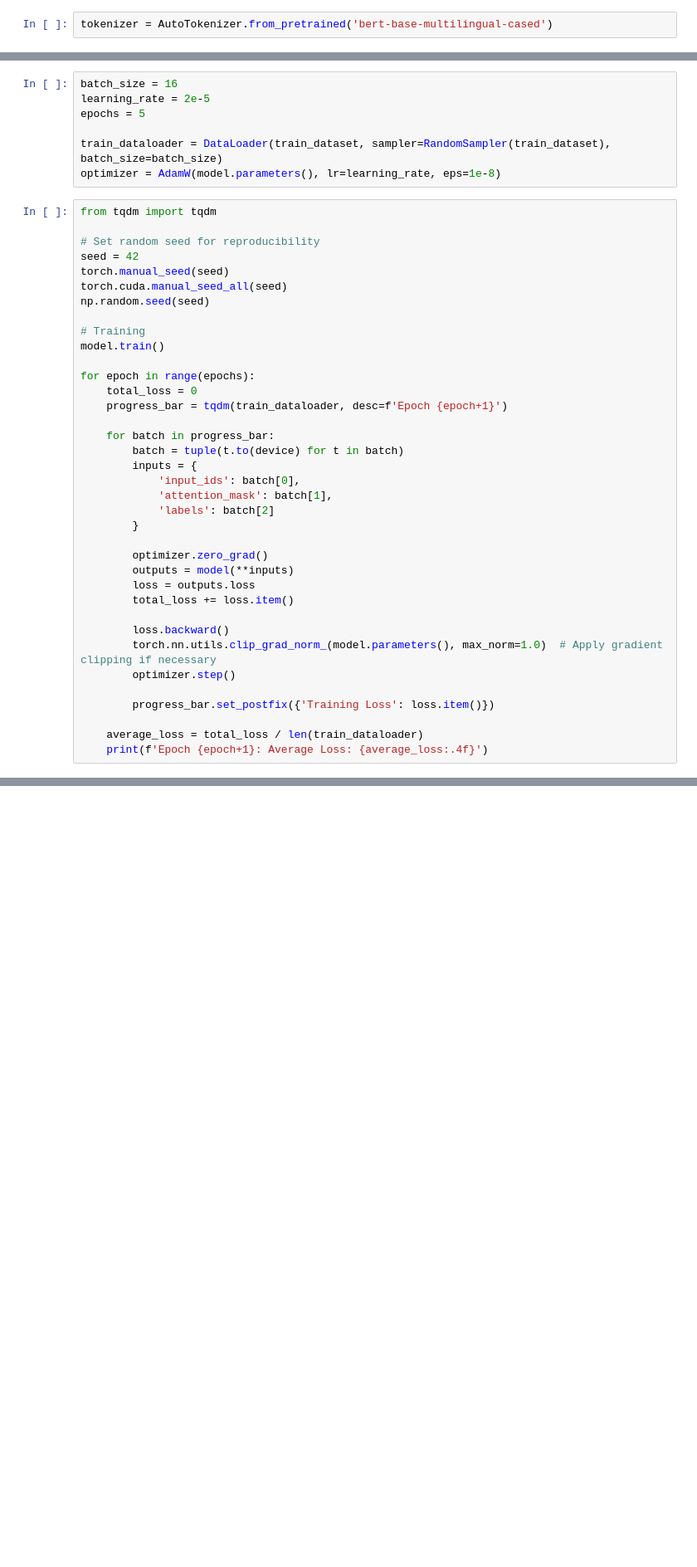
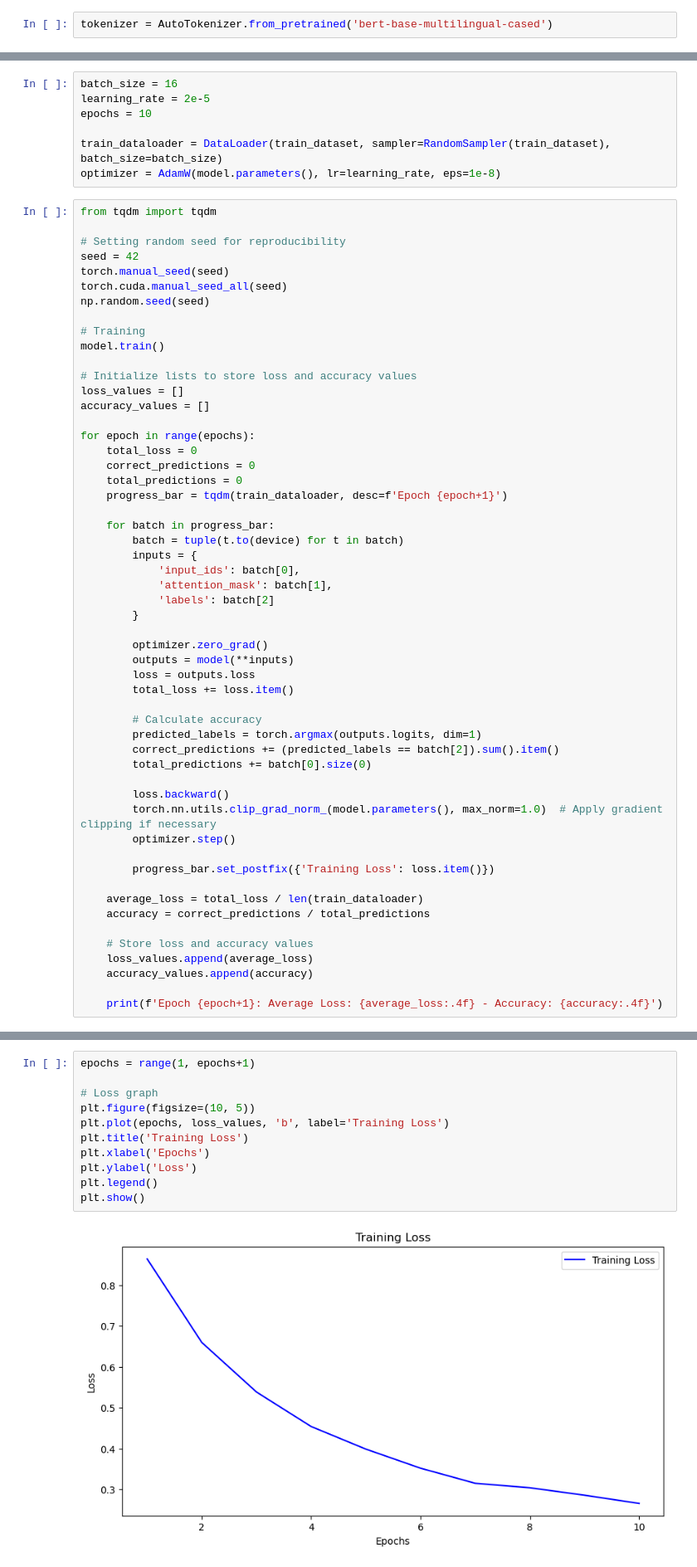
Before and after one commit to Sibindra/nepali-sentiment-analysis-model, a Jupyter notebook: model-training.ipynb, the cells around one changed output, grey strips where cells are left out. Shown at 83% size. Saved outputs shown, nothing was run; the diff lists cells and outputs as text; blank space fills up the shorter version.

```diff
--- a/model-training.ipynb
+++ b/model-training.ipynb
@@ -157,14 +249,14 @@ model.to(device)
 # %%
 batch_size = 16
 learning_rate = 2e-5
-epochs = 5
+epochs = 10
 
 train_dataloader = DataLoader(train_dataset, sampler=RandomSampler(train_dataset), batch_size=batch_size)
 optimizer = AdamW(model.parameters(), lr=learning_rate, eps=1e-8)
 # %%
 from tqdm import tqdm
 
-# Set random seed for reproducibility
+# Setting random seed for reproducibility
 seed = 42
 torch.manual_seed(seed)
 torch.cuda.manual_seed_all(seed)
@@ -173,8 +265,14 @@ np.random.seed(seed)
 # Training
 model.train()
 
+# Initialize lists to store loss and accuracy values
+loss_values = []
+accuracy_values = []
+
 for epoch in range(epochs):
     total_loss = 0
+    correct_predictions = 0
+    total_predictions = 0
     progress_bar = tqdm(train_dataloader, desc=f'Epoch {epoch+1}')
 
     for batch in progress_bar:
@@ -190,6 +288,11 @@ for epoch in range(epochs):
         loss = outputs.loss
         total_loss += loss.item()
 
+        # Calculate accuracy
+        predicted_labels = torch.argmax(outputs.logits, dim=1)
+        correct_predictions += (predicted_labels == batch[2]).sum().item()
+        total_predictions += batch[0].size(0)
+
         loss.backward()
         torch.nn.utils.clip_grad_norm_(model.parameters(), max_norm=1.0)  # Apply gradient clipping if necessary
         optimizer.step()
@@ -197,4 +300,10 @@ for epoch in range(epochs):
         progress_bar.set_postfix({'Training Loss': loss.item()})
 
     average_loss = total_loss / len(train_dataloader)
-    print(f'Epoch {epoch+1}: Average Loss: {average_loss:.4f}')
+    accuracy = correct_predictions / total_predictions
+
+    # Store loss and accuracy values
+    loss_values.append(average_loss)
+    accuracy_values.append(accuracy)
+
+    print(f'Epoch {epoch+1}: Average Loss: {average_loss:.4f} - Accuracy: {accuracy:.4f}')
@@ -200,0 +321,13 @@ for epoch in range(epochs):
+# %%
+epochs = range(1, epochs+1)
+
+# Loss graph
+plt.figure(figsize=(10, 5))
+plt.plot(epochs, loss_values, 'b', label='Training Loss')
+plt.title('Training Loss')
+plt.xlabel('Epochs')
+plt.ylabel('Loss')
+plt.legend()
+plt.show()
+# %% [output]
+[figure, added]
```
Also changed, not shown: parts of 20 cells of this notebook.
